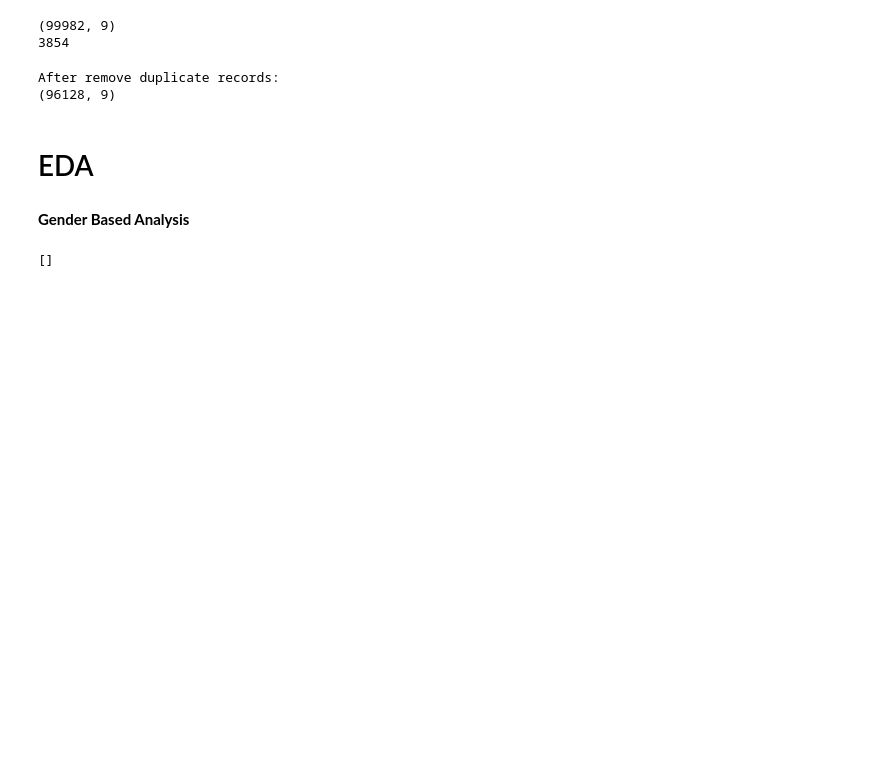
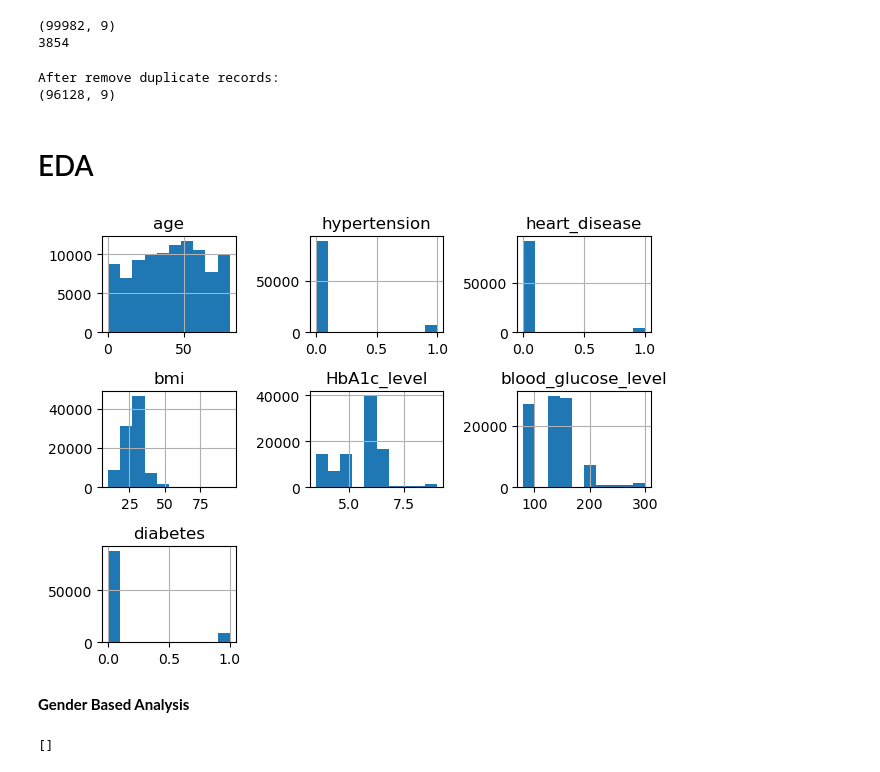
Before and after one commit to iktiyar/Practice-Project, a Jupyter notebook: Diabetes Prediction.ipynb, the cells around one changed output. Drawn from its saved outputs; the diff is of its cells as text; code cells hidden in the pictures; blank space fills up the shorter version.

```diff
--- a/Diabetes Prediction.ipynb
+++ b/Diabetes Prediction.ipynb
@@ -100,6 +100,11 @@ After remove duplicate records:
 (96128, 9)
 # %% [markdown]
 # EDA
+# %%
+df.hist()
+plt.tight_layout()
+# %% [output]
+[figure, added]
 # %% [markdown]
 **Gender Based Analysis**
 # %%
```
Also changed, not shown: parts of 1 cell of this notebook.
